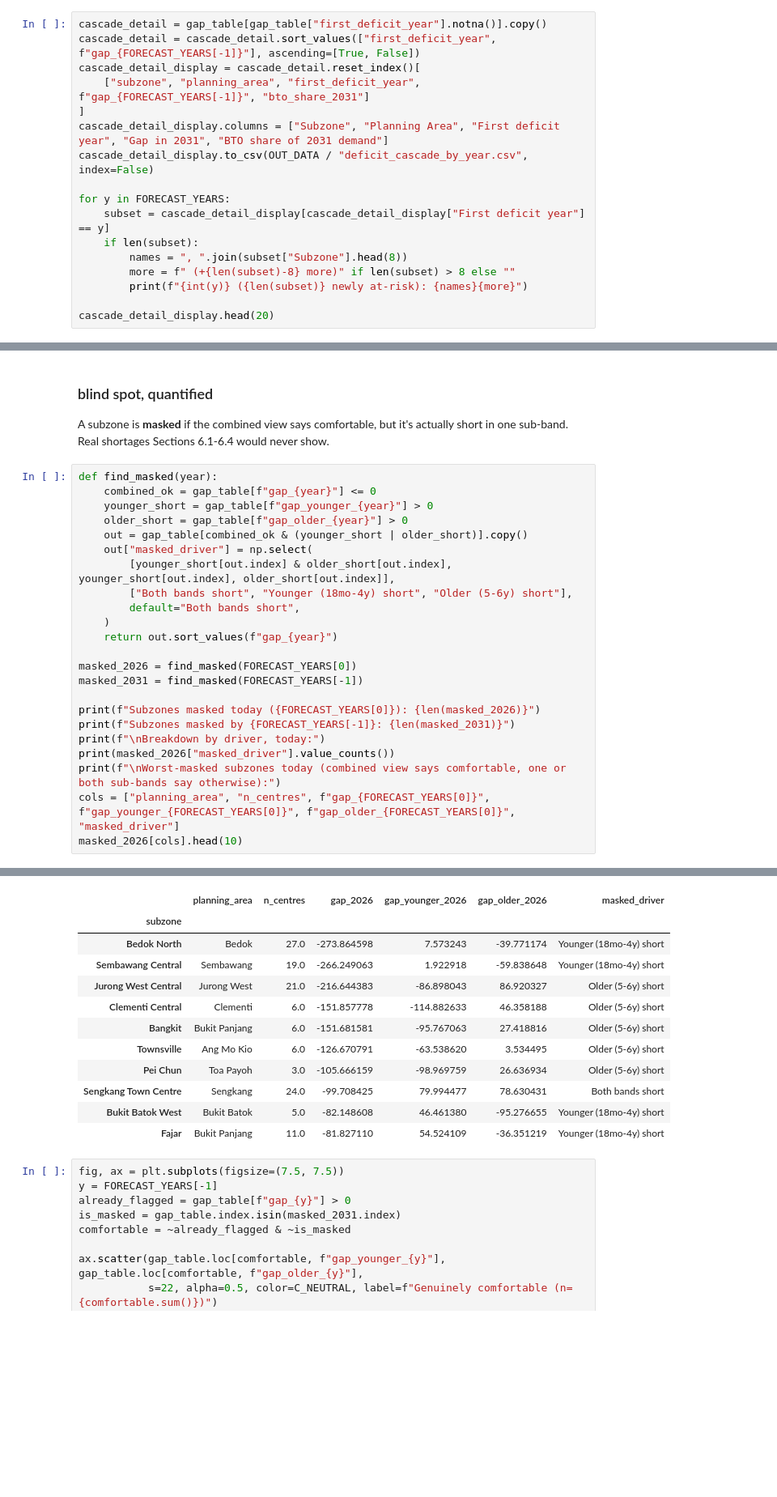
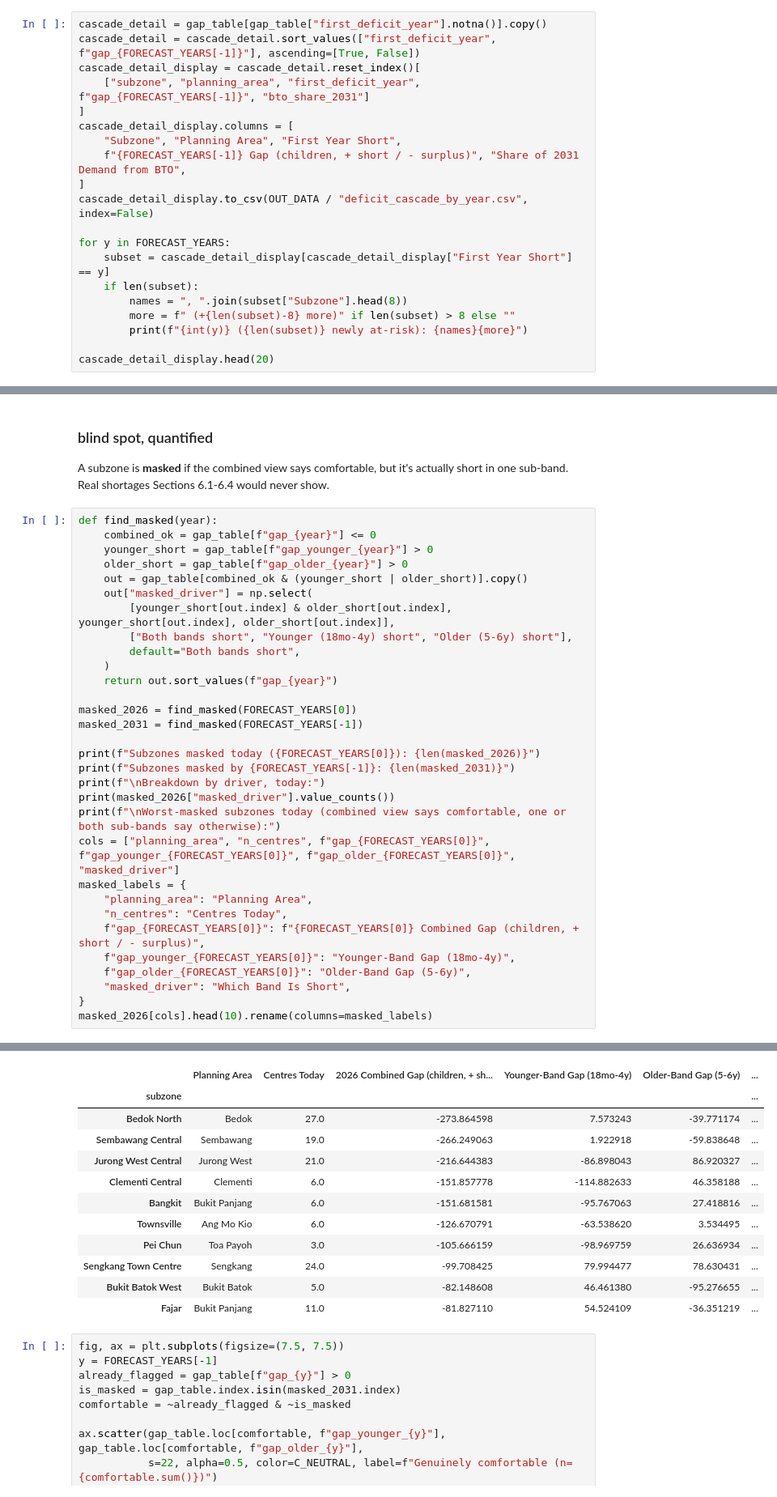
Before and after one commit to ngzongyi/govtech_geospatial, a Jupyter notebook: section-2-case-study/codes/childcare_analysis.ipynb, the cells around one changed output, grey strips where cells are left out. Shown at 81% size. Saved outputs shown, nothing was run; the diff lists cells and outputs as text; blank space fills up the shorter version.

```diff
--- a/section-2-case-study/codes/childcare_analysis.ipynb
+++ b/section-2-case-study/codes/childcare_analysis.ipynb
@@ -1331,11 +1353,14 @@ cascade_detail = cascade_detail.sort_values(["first_deficit_year", f"gap_{FORECA
 cascade_detail_display = cascade_detail.reset_index()[
     ["subzone", "planning_area", "first_deficit_year", f"gap_{FORECAST_YEARS[-1]}", "bto_share_2031"]
 ]
-cascade_detail_display.columns = ["Subzone", "Planning Area", "First deficit year", "Gap in 2031", "BTO share of 2031 demand"]
+cascade_detail_display.columns = [
+    "Subzone", "Planning Area", "First Year Short",
+    f"{FORECAST_YEARS[-1]} Gap (children, + short / - surplus)", "Share of 2031 Demand from BTO",
+]
 cascade_detail_display.to_csv(OUT_DATA / "deficit_cascade_by_year.csv", index=False)
 
 for y in FORECAST_YEARS:
-    subset = cascade_detail_display[cascade_detail_display["First deficit year"] == y]
+    subset = cascade_detail_display[cascade_detail_display["First Year Short"] == y]
     if len(subset):
         names = ", ".join(subset["Subzone"].head(8))
         more = f" (+{len(subset)-8} more)" if len(subset) > 8 else ""
@@ -1459,46 +1484,54 @@ def find_masked(year):
     older_short = gap_table[f"gap_older_{year}"] > 0
     out = gap_table[combined_ok & (younger_short | older_short)].copy()
     out["masked_driver"] = np.select(
         [younger_short[out.index] & older_short[out.index], younger_short[out.index], older_short[out.index]],
         ["Both bands short", "Younger (18mo-4y) short", "Older (5-6y) short"],
         default="Both bands short",
     )
     return out.sort_values(f"gap_{year}")
 
 masked_2026 = find_masked(FORECAST_YEARS[0])
 masked_2031 = find_masked(FORECAST_YEARS[-1])
 
 print(f"Subzones masked today ({FORECAST_YEARS[0]}): {len(masked_2026)}")
 print(f"Subzones masked by {FORECAST_YEARS[-1]}: {len(masked_2031)}")
 print(f"\nBreakdown by driver, today:")
 print(masked_2026["masked_driver"].value_counts())
 print(f"\nWorst-masked subzones today (combined view says comfortable, one or both sub-bands say otherwise):")
 cols = ["planning_area", "n_centres", f"gap_{FORECAST_YEARS[0]}", f"gap_younger_{FORECAST_YEARS[0]}", f"gap_older_{FORECAST_YEARS[0]}", "masked_driver"]
-masked_2026[cols].head(10)
+masked_labels = {
+    "planning_area": "Planning Area",
+    "n_centres": "Centres Today",
+    f"gap_{FORECAST_YEARS[0]}": f"{FORECAST_YEARS[0]} Combined Gap (children, + short / - surplus)",
+    f"gap_younger_{FORECAST_YEARS[0]}": "Younger-Band Gap (18mo-4y)",
+    f"gap_older_{FORECAST_YEARS[0]}": "Older-Band Gap (5-6y)",
+    "masked_driver": "Which Band Is Short",
+}
+masked_2026[cols].head(10).rename(columns=masked_labels)
 # %% [output]
 Subzones masked today (2026): 27
 Subzones masked by 2031: 27
 
 Breakdown by driver, today:
 masked_driver
 Older (5-6y) short         15
 Younger (18mo-4y) short     7
 Both bands short            5
 Name: count, dtype: int64
 
 Worst-masked subzones today (combined view says comfortable, one or both sub-bands say otherwise):
-|  | planning_area | n_centres | gap_2026 | gap_younger_2026 | gap_older_2026 | masked_driver |
-| subzone |  |  |  |  |  |  |
-| Bedok North | Bedok | 27.0 | -273.864598 | 7.573243 | -39.771174 | Younger (18mo-4y) short |
-| Sembawang Central | Sembawang | 19.0 | -266.249063 | 1.922918 | -59.838648 | Younger (18mo-4y) short |
-| Jurong West Central | Jurong West | 21.0 | -216.644383 | -86.898043 | 86.920327 | Older (5-6y) short |
-| Clementi Central | Clementi | 6.0 | -151.857778 | -114.882633 | 46.358188 | Older (5-6y) short |
-| Bangkit | Bukit Panjang | 6.0 | -151.681581 | -95.767063 | 27.418816 | Older (5-6y) short |
-| Townsville | Ang Mo Kio | 6.0 | -126.670791 | -63.538620 | 3.534495 | Older (5-6y) short |
-| Pei Chun | Toa Payoh | 3.0 | -105.666159 | -98.969759 | 26.636934 | Older (5-6y) short |
-| Sengkang Town Centre | Sengkang | 24.0 | -99.708425 | 79.994477 | 78.630431 | Both bands short |
-| Bukit Batok West | Bukit Batok | 5.0 | -82.148608 | 46.461380 | -95.276655 | Younger (18mo-4y) short |
-| Fajar | Bukit Panjang | 11.0 | -81.827110 | 54.524109 | -36.351219 | Younger (18mo-4y) short |
+|  | Planning Area | Centres Today | 2026 Combined Gap (children, + sh... | Younger-Band Gap (18mo-4y) | Older-Band Gap (5-6y) | ... |
+| subzone |  |  |  |  |  | ... |
+| Bedok North | Bedok | 27.0 | -273.864598 | 7.573243 | -39.771174 | ... |
+| Sembawang Central | Sembawang | 19.0 | -266.249063 | 1.922918 | -59.838648 | ... |
+| Jurong West Central | Jurong West | 21.0 | -216.644383 | -86.898043 | 86.920327 | ... |
+| Clementi Central | Clementi | 6.0 | -151.857778 | -114.882633 | 46.358188 | ... |
+| Bangkit | Bukit Panjang | 6.0 | -151.681581 | -95.767063 | 27.418816 | ... |
+| Townsville | Ang Mo Kio | 6.0 | -126.670791 | -63.538620 | 3.534495 | ... |
+| Pei Chun | Toa Payoh | 3.0 | -105.666159 | -98.969759 | 26.636934 | ... |
+| Sengkang Town Centre | Sengkang | 24.0 | -99.708425 | 79.994477 | 78.630431 | ... |
+| Bukit Batok West | Bukit Batok | 5.0 | -82.148608 | 46.461380 | -95.276655 | ... |
+| Fajar | Bukit Panjang | 11.0 | -81.827110 | 54.524109 | -36.351219 | ... |
 # %%
 fig, ax = plt.subplots(figsize=(7.5, 7.5))
 y = FORECAST_YEARS[-1]
```
Also changed, not shown: parts of 6 cells of this notebook, 3 other files.
